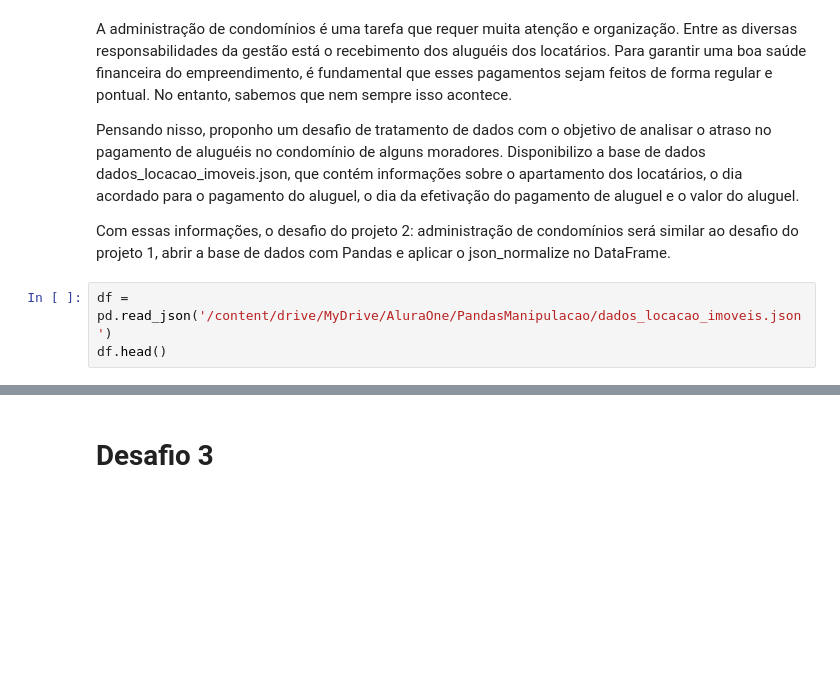
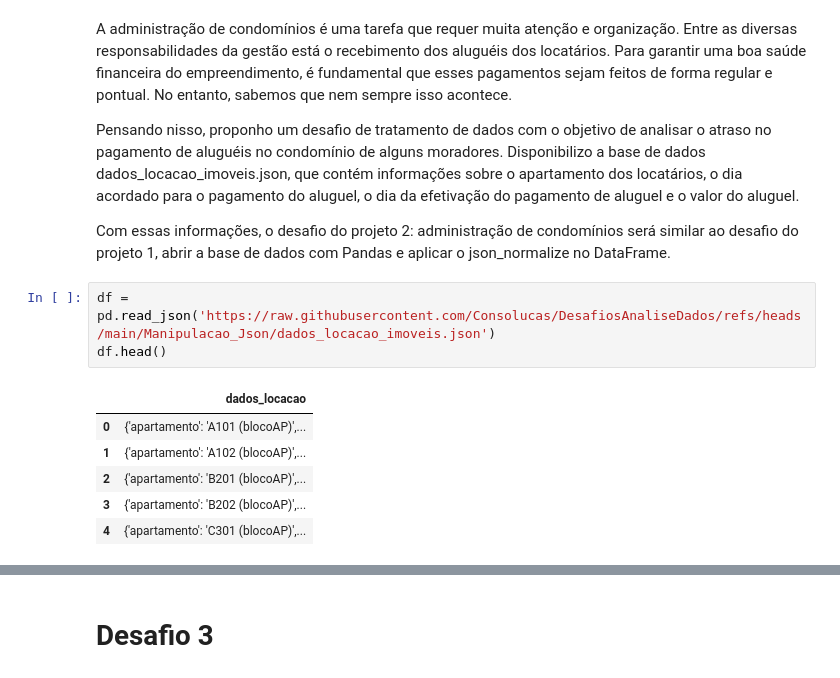
Before and after one commit to Consolucas/DesafiosAnaliseDados, a Jupyter notebook: Manipulacao_Json/PandasManipulacaoDesafio.ipynb, the cells around one changed output, grey strips where cells are left out. Drawn from its saved outputs; the diff is of its cells as text; blank space fills up the shorter version.

```diff
--- a/Manipulacao_Json/PandasManipulacaoDesafio.ipynb
+++ b/Manipulacao_Json/PandasManipulacaoDesafio.ipynb
@@ -37,8 +69,15 @@ Pensando nisso, proponho um desafio de tratamento de dados com o objetivo de ana
 
 Com essas informações, o desafio do projeto 2: administração de condomínios será similar ao desafio do projeto 1, abrir a base de dados com Pandas e aplicar o json_normalize no DataFrame.
 # %%
-df = pd.read_json('/content/drive/MyDrive/AluraOne/PandasManipulacao/dados_locacao_imoveis.json')
+df = pd.read_json('https://raw.githubusercontent.com/Consolucas/DesafiosAnaliseDados/refs/heads/main/Manipulacao_Json/dados_locacao_imoveis.json')
 df.head()
+# %% [output]
+|  | dados_locacao |
+| 0 | {'apartamento': 'A101 (blocoAP)',... |
+| 1 | {'apartamento': 'A102 (blocoAP)',... |
+| 2 | {'apartamento': 'B201 (blocoAP)',... |
+| 3 | {'apartamento': 'B202 (blocoAP)',... |
+| 4 | {'apartamento': 'C301 (blocoAP)',... |
 # %%
 dados = pd.json_normalize(df['dados_locacao'])
 dados.head()
```
Also changed, not shown: parts of 21 cells of this notebook.
